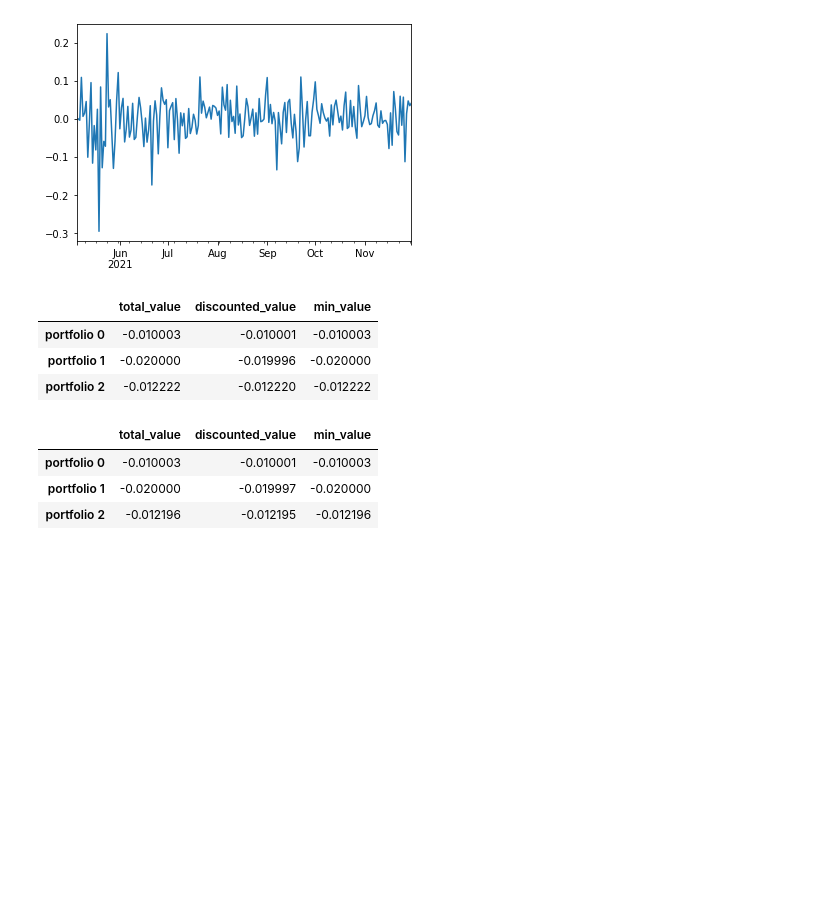
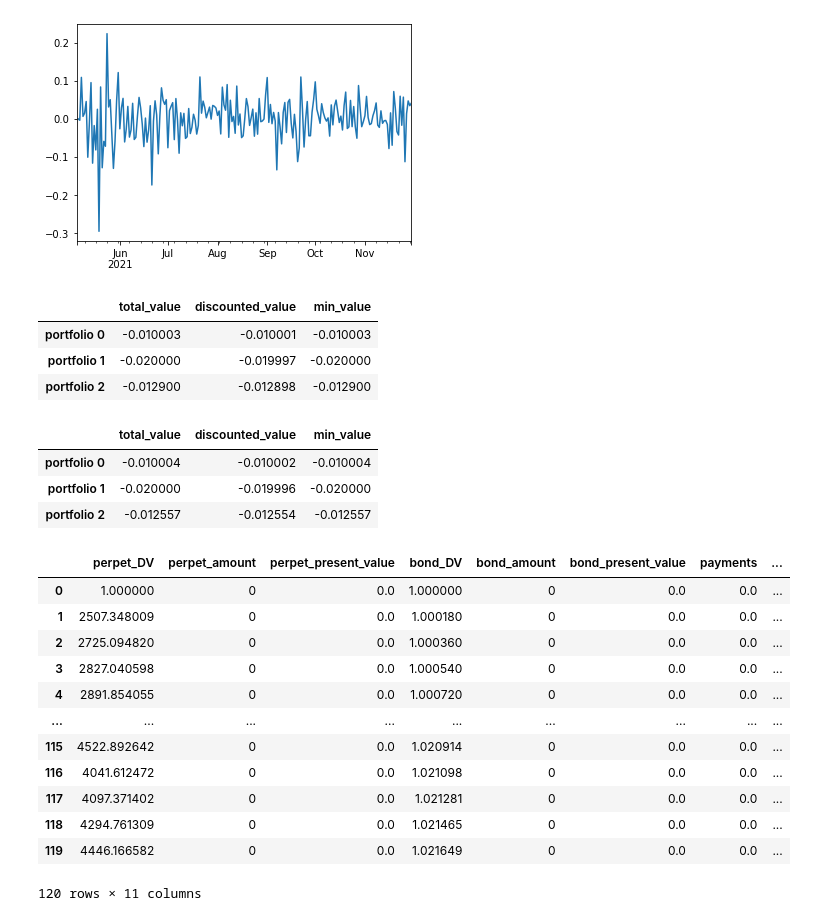
Before and after one commit to Leonardo130709/LPtools, a Jupyter notebook: Exploration.ipynb, the cells around one changed output. Saved outputs shown, nothing was run; the diff lists cells and outputs as text; code cells hidden in the pictures; blank space fills up the shorter version.

```diff
--- a/Exploration.ipynb
+++ b/Exploration.ipynb
@@ -166,16 +182,35 @@ first_half =  Runner(response_first_half, portfolios)
-# %%
-second_half.run()
-second_half.summary
-# %% [output]
-|  | total_value | discounted_value | min_value |
-| portfolio 0 | -0.010003 | -0.010001 | -0.010003 |
-| portfolio 1 | -0.020000 | -0.019996 | -0.020000 |
-| portfolio 2 | -0.012222 | -0.012220 | -0.012222 |
-# %%
-first_half.run()
-first_half.summary
-# %% [output]
-|  | total_value | discounted_value | min_value |
-| portfolio 0 | -0.010003 | -0.010001 | -0.010003 |
-| portfolio 1 | -0.020000 | -0.019997 | -0.020000 |
-| portfolio 2 | -0.012196 | -0.012195 | -0.012196 |
+# %%
+first_half =  Runner(response_first_half, portfolios)
+first_half.run()
+first_half.summary
+# %% [output]
+|  | total_value | discounted_value | min_value |
+| portfolio 0 | -0.010003 | -0.010001 | -0.010003 |
+| portfolio 1 | -0.020000 | -0.019997 | -0.020000 |
+| portfolio 2 | -0.012900 | -0.012898 | -0.012900 |
+# %%
+init_state =init_state_second_half
+second_half = Runner(response_second_half, portfolios)
+second_half.run()
+second_half.summary
+# %% [output]
+|  | total_value | discounted_value | min_value |
+| portfolio 0 | -0.010004 | -0.010002 | -0.010004 |
+| portfolio 1 | -0.020000 | -0.019996 | -0.020000 |
+| portfolio 2 | -0.012557 | -0.012554 | -0.012557 |
+# %%
+second_half.logs(0)
+# %% [output]
+|  | perpet_DV | perpet_amount | perpet_present_value | bond_DV | bond_amount | bond_present_value | payments | ... |
+| 0 | 1.000000 | 0 | 0.0 | 1.000000 | 0 | 0.0 | 0.0 | ... |
+| 1 | 2507.348009 | 0 | 0.0 | 1.000180 | 0 | 0.0 | 0.0 | ... |
+| 2 | 2725.094820 | 0 | 0.0 | 1.000360 | 0 | 0.0 | 0.0 | ... |
+| 3 | 2827.040598 | 0 | 0.0 | 1.000540 | 0 | 0.0 | 0.0 | ... |
+| 4 | 2891.854055 | 0 | 0.0 | 1.000720 | 0 | 0.0 | 0.0 | ... |
+| ... | ... | ... | ... | ... | ... | ... | ... | ... |
+| 115 | 4522.892642 | 0 | 0.0 | 1.020914 | 0 | 0.0 | 0.0 | ... |
+| 116 | 4041.612472 | 0 | 0.0 | 1.021098 | 0 | 0.0 | 0.0 | ... |
+| 117 | 4097.371402 | 0 | 0.0 | 1.021281 | 0 | 0.0 | 0.0 | ... |
+| 118 | 4294.761309 | 0 | 0.0 | 1.021465 | 0 | 0.0 | 0.0 | ... |
+| 119 | 4446.166582 | 0 | 0.0 | 1.021649 | 0 | 0.0 | 0.0 | ... |
+120 rows × 11 columns
```
Also changed, not shown: parts of 19 cells of this notebook, 13 other files.
